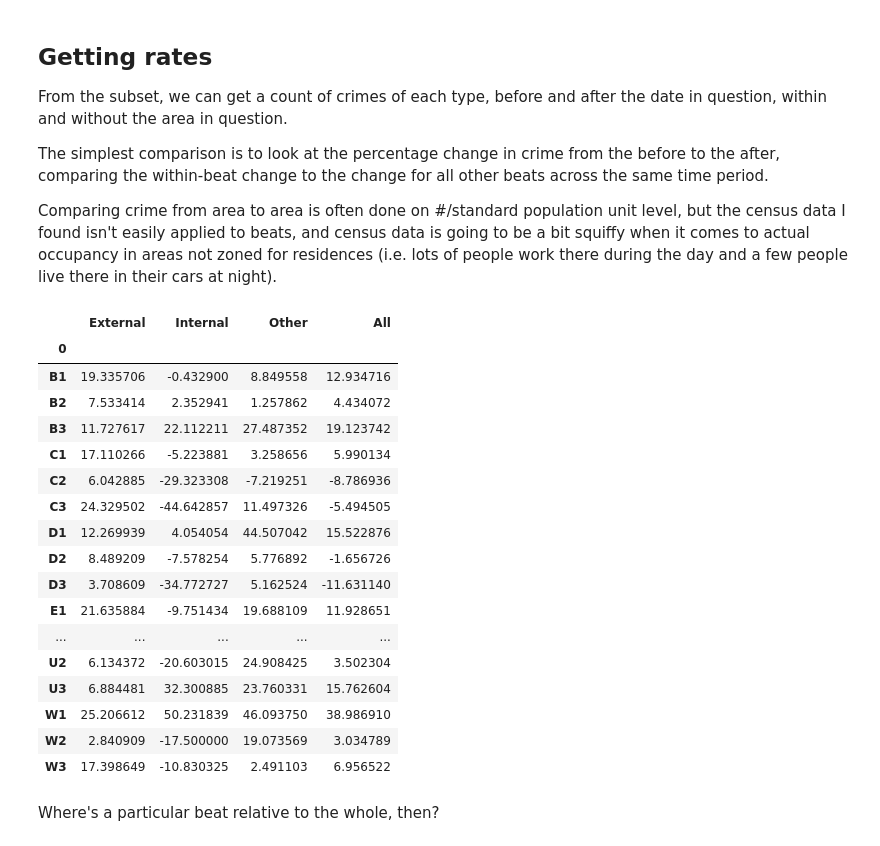
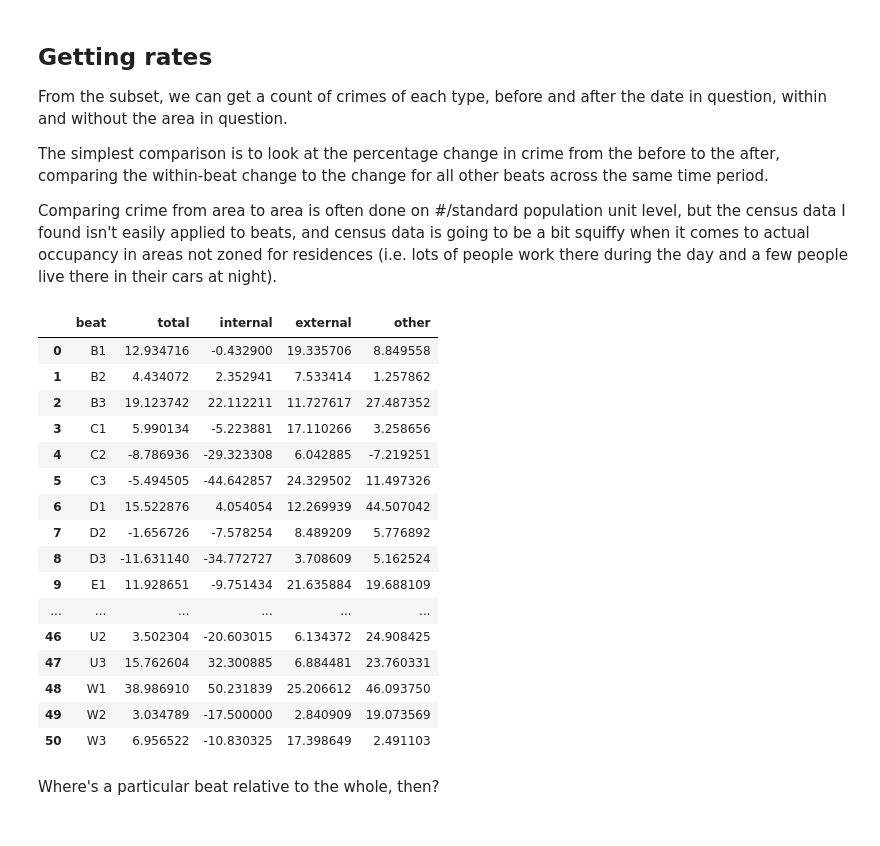
Before and after one commit to celloyd/911-before-after-event, a Jupyter notebook: 911 logs before-after.ipynb, the cells around one changed output. Drawn from its saved outputs; the diff is of its cells as text; code cells hidden in the pictures.

```diff
--- a/911 logs before-after.ipynb
+++ b/911 logs before-after.ipynb
@@ -160,31 +160,25 @@ oth_percent = [(after-before)/(max(before, 1))*100 for before, after in zip(oth_
-# %%
-# Combining the lists of percentages into a single dataframe
-test_bef_af = pd.DataFrame(beat)
-test_bef_af.set_index(0, drop = True, inplace = True)
-test_bef_af["External"] = ext_percent
-test_bef_af["Internal"] = int_percent
-test_bef_af["Other"] = oth_percent
-test_bef_af["All"] = all_percent
-test_bef_af
-# %% [output]
-|  | External | Internal | Other | All |
-| 0 |  |  |  |  |
-| B1 | 19.335706 | -0.432900 | 8.849558 | 12.934716 |
-| B2 | 7.533414 | 2.352941 | 1.257862 | 4.434072 |
-| B3 | 11.727617 | 22.112211 | 27.487352 | 19.123742 |
-| C1 | 17.110266 | -5.223881 | 3.258656 | 5.990134 |
-| C2 | 6.042885 | -29.323308 | -7.219251 | -8.786936 |
-| C3 | 24.329502 | -44.642857 | 11.497326 | -5.494505 |
-| D1 | 12.269939 | 4.054054 | 44.507042 | 15.522876 |
-| D2 | 8.489209 | -7.578254 | 5.776892 | -1.656726 |
-| D3 | 3.708609 | -34.772727 | 5.162524 | -11.631140 |
-| E1 | 21.635884 | -9.751434 | 19.688109 | 11.928651 |
-| ... | ... | ... | ... | ... |
-| U2 | 6.134372 | -20.603015 | 24.908425 | 3.502304 |
-| U3 | 6.884481 | 32.300885 | 23.760331 | 15.762604 |
-| W1 | 25.206612 | 50.231839 | 46.093750 | 38.986910 |
-| W2 | 2.840909 | -17.500000 | 19.073569 | 3.034789 |
-| W3 | 17.398649 | -10.830325 | 2.491103 | 6.956522 |
+# %%
+# Combining the lists of percentages into a single dataframe
+percentages = pd.DataFrame({"beat": beat, "total": total, "internal": internal, "external": external, "other": other})
+percentages
+# %% [output]
+|  | beat | total | internal | external | other |
+| 0 | B1 | 12.934716 | -0.432900 | 19.335706 | 8.849558 |
+| 1 | B2 | 4.434072 | 2.352941 | 7.533414 | 1.257862 |
+| 2 | B3 | 19.123742 | 22.112211 | 11.727617 | 27.487352 |
+| 3 | C1 | 5.990134 | -5.223881 | 17.110266 | 3.258656 |
+| 4 | C2 | -8.786936 | -29.323308 | 6.042885 | -7.219251 |
+| 5 | C3 | -5.494505 | -44.642857 | 24.329502 | 11.497326 |
+| 6 | D1 | 15.522876 | 4.054054 | 12.269939 | 44.507042 |
+| 7 | D2 | -1.656726 | -7.578254 | 8.489209 | 5.776892 |
+| 8 | D3 | -11.631140 | -34.772727 | 3.708609 | 5.162524 |
+| 9 | E1 | 11.928651 | -9.751434 | 21.635884 | 19.688109 |
+| ... | ... | ... | ... | ... | ... |
+| 46 | U2 | 3.502304 | -20.603015 | 6.134372 | 24.908425 |
+| 47 | U3 | 15.762604 | 32.300885 | 6.884481 | 23.760331 |
+| 48 | W1 | 38.986910 | 50.231839 | 25.206612 | 46.093750 |
+| 49 | W2 | 3.034789 | -17.500000 | 2.840909 | 19.073569 |
+| 50 | W3 | 6.956522 | -10.830325 | 17.398649 | 2.491103 |
 # %% [markdown]
 Where's a particular beat relative to the whole, then?
 # %%
```
Also changed, not shown: parts of 13 cells of this notebook.
